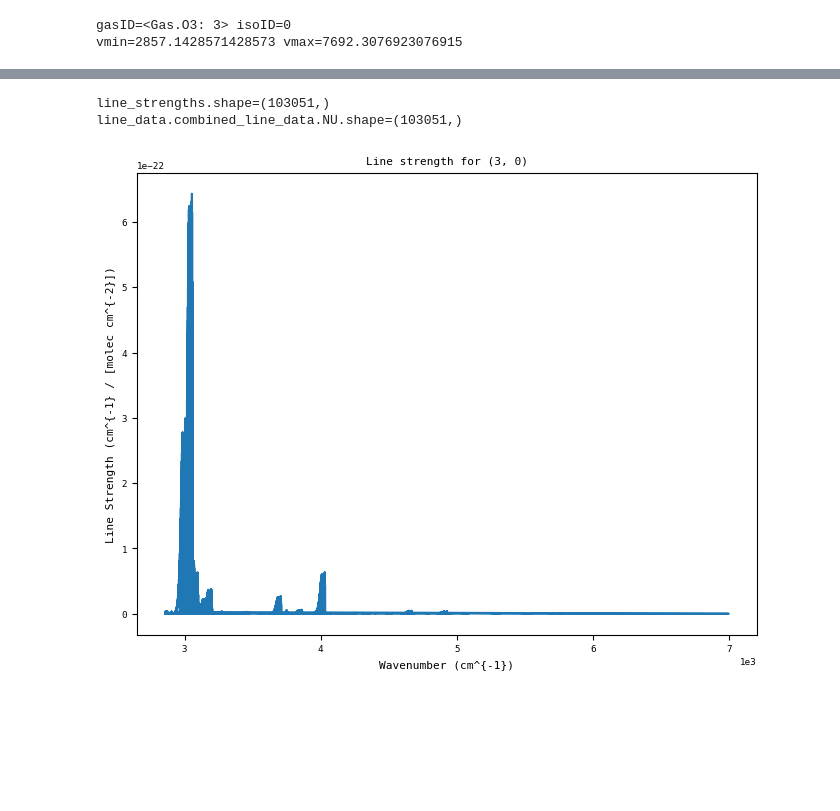
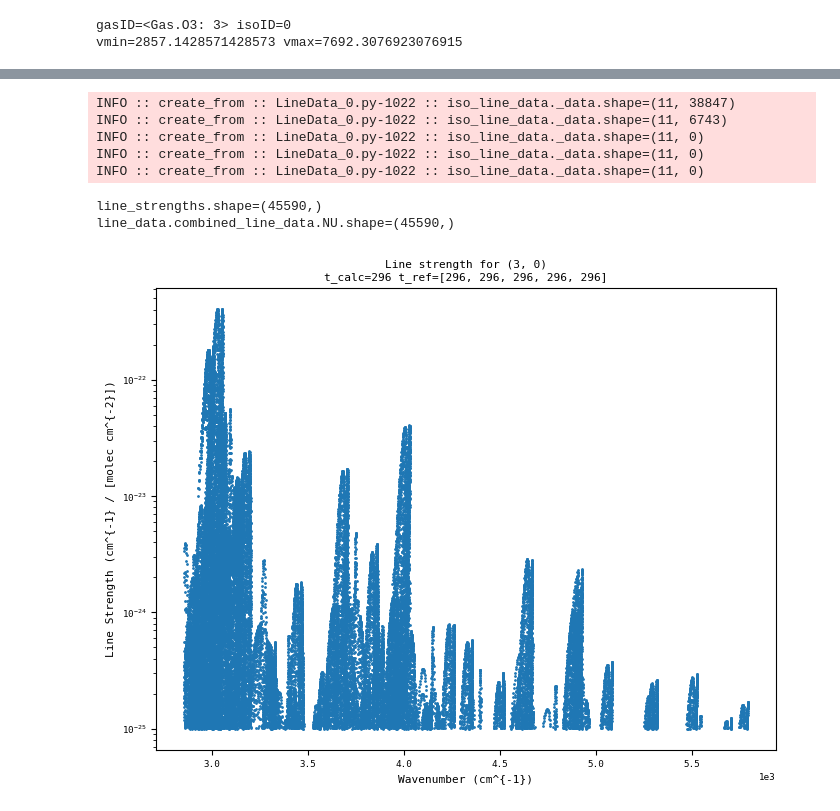
Before and after one commit to juanaldayparejo/archnemesis-dist, a Jupyter notebook: docs/examples/linedata/ex_01_ans_hdf5_file_example.ipynb, the cells around one changed output, grey strips where cells are left out. Drawn from its saved outputs; the diff is of its cells as text; code cells hidden in the pictures; blank space fills up the shorter version.

```diff
--- a/docs/examples/linedata/ex_01_ans_hdf5_file_example.ipynb
+++ b/docs/examples/linedata/ex_01_ans_hdf5_file_example.ipynb
@@ -44,7 +44,9 @@ line_data = ans.LineData_0(
 # Set parameters for the line data we want to use
 line_data.set_params(
 	vmin = vmin,
-	vmax = vmax
+	vmax = vmax,
+	s_min = 1E-25,
+	#t_req = 296,
 )
 
 # Loading the partition function data
@@ -87,20 +97,27 @@ single_iso_line_set_data.nu=array([], dtype=float64)
 # %%
 # Calculate line strengths and plot them #
+t_calc = 296 # Kelvin
 
-line_strengths = line_data.calculate_line_strength(t_calc=200, combined_output=True)
+line_strengths = line_data.calculate_line_strength(t_calc=t_calc, combined_output=True)
 
 print(f'{line_strengths.shape=}')
 print(f'{line_data.combined_line_data.NU.shape=}')
 
-plt.plot(line_data.combined_line_data.NU, line_strengths)
-plt.title(f'Line strength for ({line_data.ID}, {line_data.ISO})')
+plt.plot(line_data.combined_line_data.NU, line_strengths, linestyle='none', marker='.', markersize=2)
+plt.title(f'Line strength for ({line_data.ID}, {line_data.ISO})\n{t_calc=} t_ref={[int(x.t_ref) for x in line_data.line_data]}')
 plt.xlabel('Wavenumber (cm^{-1})')
 plt.ylabel('Line Strength (cm^{-1} / [molec cm^{-2}])')
+plt.yscale('log')
 plt.show()
 # %% [output]
-line_strengths.shape=(103051,)
-line_data.combined_line_data.NU.shape=(103051,)
+INFO :: create_from :: LineData_0.py-1022 :: iso_line_data._data.shape=(11, 38847)
+INFO :: create_from :: LineData_0.py-1022 :: iso_line_data._data.shape=(11, 6743)
+INFO :: create_from :: LineData_0.py-1022 :: iso_line_data._data.shape=(11, 0)
+INFO :: create_from :: LineData_0.py-1022 :: iso_line_data._data.shape=(11, 0)
+INFO :: create_from :: LineData_0.py-1022 :: iso_line_data._data.shape=(11, 0)
+line_strengths.shape=(45590,)
+line_data.combined_line_data.NU.shape=(45590,)
-[figure, old version]
+[figure, new version]
 # %%
 # Define a set of wavelengts to calculate absorption coefficient at and then plot them #
 
```
Also changed, not shown: parts of 3 cells of this notebook, 12 other files.
